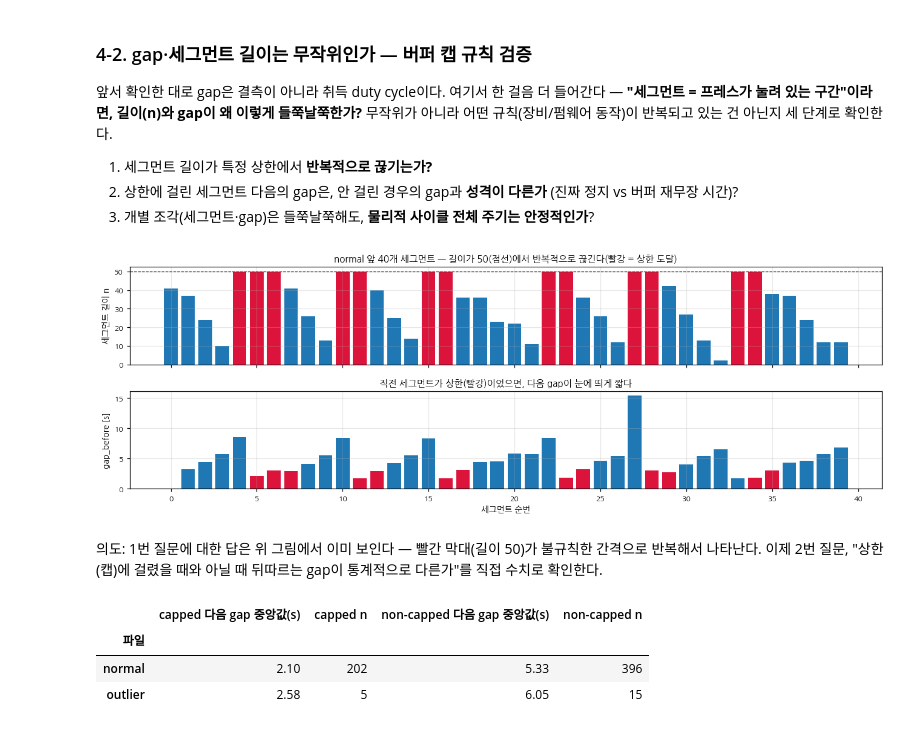
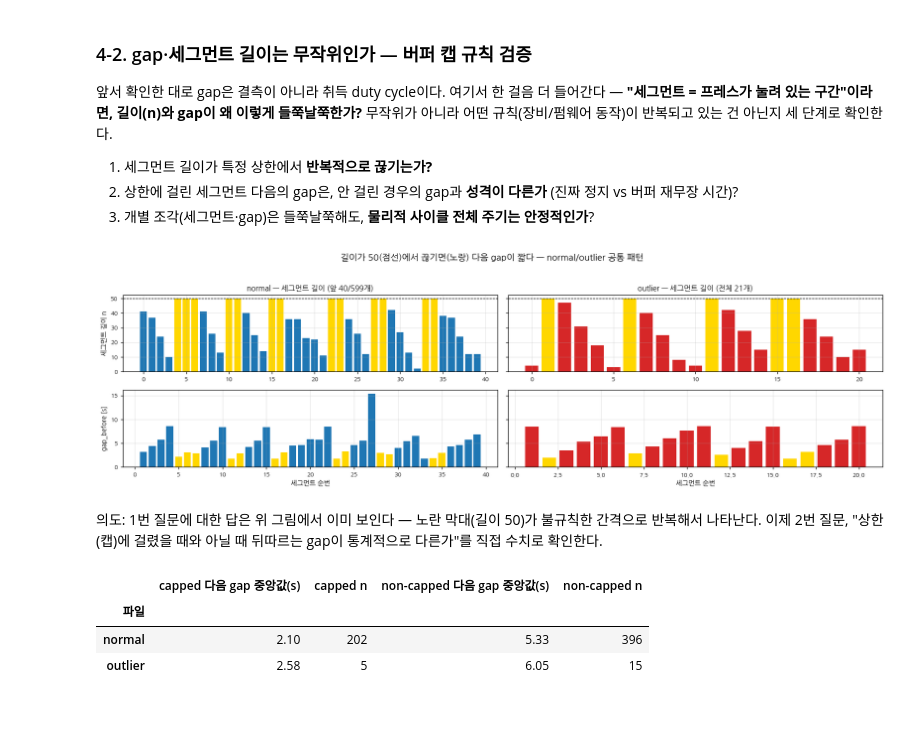
Before and after one commit to kimjaehyeonC/Kamp_AI, a Jupyter notebook: notebooks/01_eda.ipynb, the cells around one changed output. Drawn from its saved outputs; the diff is of its cells as text; code cells hidden in the pictures.

```diff
--- a/notebooks/01_eda.ipynb
+++ b/notebooks/01_eda.ipynb
@@ -380,22 +380,27 @@ seg 3 처음 5행 (index 102~106):
 2. 상한에 걸린 세그먼트 다음의 gap은, 안 걸린 경우의 gap과 **성격이 다른가**
    (진짜 정지 vs 버퍼 재무장 시간)?
 3. 개별 조각(세그먼트·gap)은 들쭉날쭉해도, **물리적 사이클 전체 주기는 안정적인가**?
-# %%
-tt = SEGT["normal"].reset_index(drop=True).iloc[:40]
-fig, axes = plt.subplots(2, 1, figsize=(12, 4.2), sharex=True)
-axes[0].bar(tt.index, tt.n, color=["crimson" if v == 50 else COLOR["normal"] for v in tt.n])
-axes[0].axhline(50, color="k", ls="--", lw=.8)
-axes[0].set_ylabel("세그먼트 길이 n")
-axes[0].set_title("normal 앞 40개 세그먼트 — 길이가 50(점선)에서 반복적으로 끊긴다(빨강 = 상한 도달)")
-axes[1].bar(tt.index, tt.gap_before_sec,
-            color=["crimson" if p == 50 else COLOR["normal"] for p in tt.n.shift(1)])
-axes[1].set_ylabel("gap_before [s]"); axes[1].set_xlabel("세그먼트 순번")
-axes[1].set_title("직전 세그먼트가 상한(빨강)이었으면, 다음 gap이 눈에 띄게 짧다")
-plt.tight_layout(); plt.show()
-# %% [output]
-[figure, removed]
+# %%
+fig, axes = plt.subplots(2, 2, figsize=(15, 4.4), sharey="row")
+for col, k in enumerate(["normal", "outlier"]):
+    tt   = SEGT[k].reset_index(drop=True)
+    show = tt.iloc[:40] if k == "normal" else tt          # outlier는 21개뿐이라 전부 표시
+    axes[0, col].bar(show.index, show.n,
+                      color=["gold" if v == 50 else COLOR[k] for v in show.n])
+    axes[0, col].axhline(50, color="k", ls="--", lw=.8)
+    n_note = f"앞 {len(show)}/{len(tt)}개" if k == "normal" else f"전체 {len(show)}개"
+    axes[0, col].set_title(f"{k} — 세그먼트 길이 ({n_note})")
+    axes[1, col].bar(show.index, show.gap_before_sec,
+                      color=["gold" if p == 50 else COLOR[k] for p in show.n.shift(1)])
+    axes[1, col].set_xlabel("세그먼트 순번")
+axes[0, 0].set_ylabel("세그먼트 길이 n")
+axes[1, 0].set_ylabel("gap_before [s]")
+fig.suptitle("길이가 50(점선)에서 끊기면(노랑) 다음 gap이 짧다 — normal/outlier 공통 패턴", y=1.03)
+plt.tight_layout(); plt.show()
+# %% [output]
+[figure, added]
 # %% [markdown]
-의도: 1번 질문에 대한 답은 위 그림에서 이미 보인다 — 빨간 막대(길이 50)가 불규칙한 간격으로
+의도: 1번 질문에 대한 답은 위 그림에서 이미 보인다 — 노란 막대(길이 50)가 불규칙한 간격으로
 반복해서 나타난다. 이제 2번 질문, "상한(캡)에 걸렸을 때와 아닐 때 뒤따르는 gap이 통계적으로
 다른가"를 직접 수치로 확인한다.
 # %%
```
Also changed, not shown: parts of 8 cells of this notebook, 3 other files.
